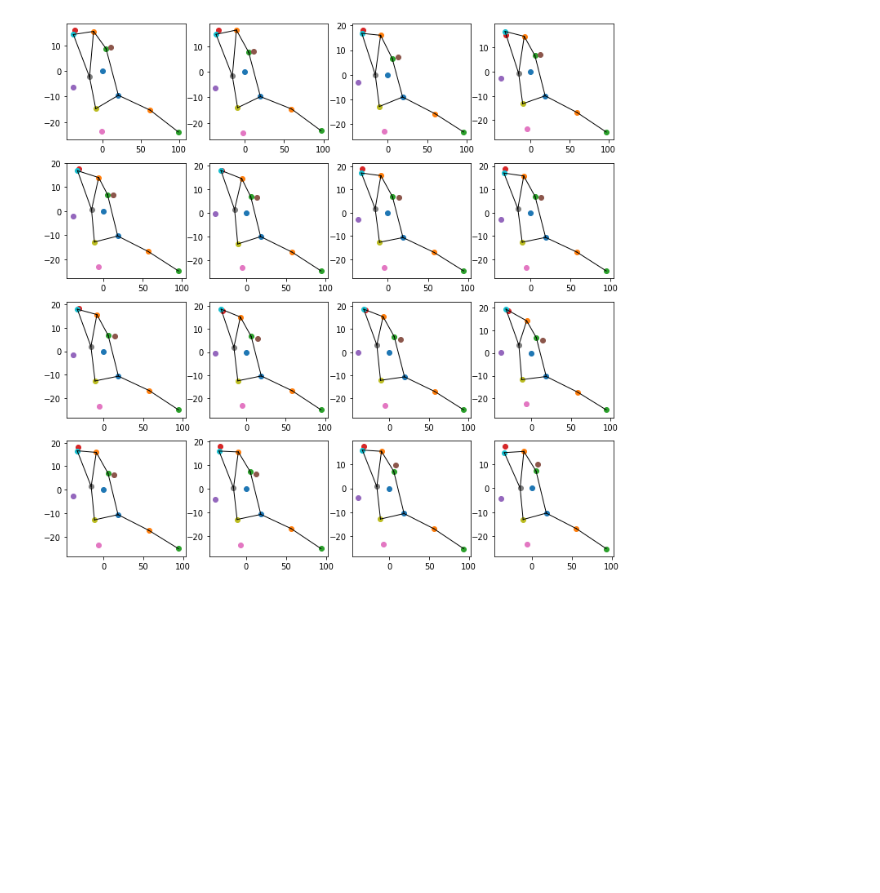
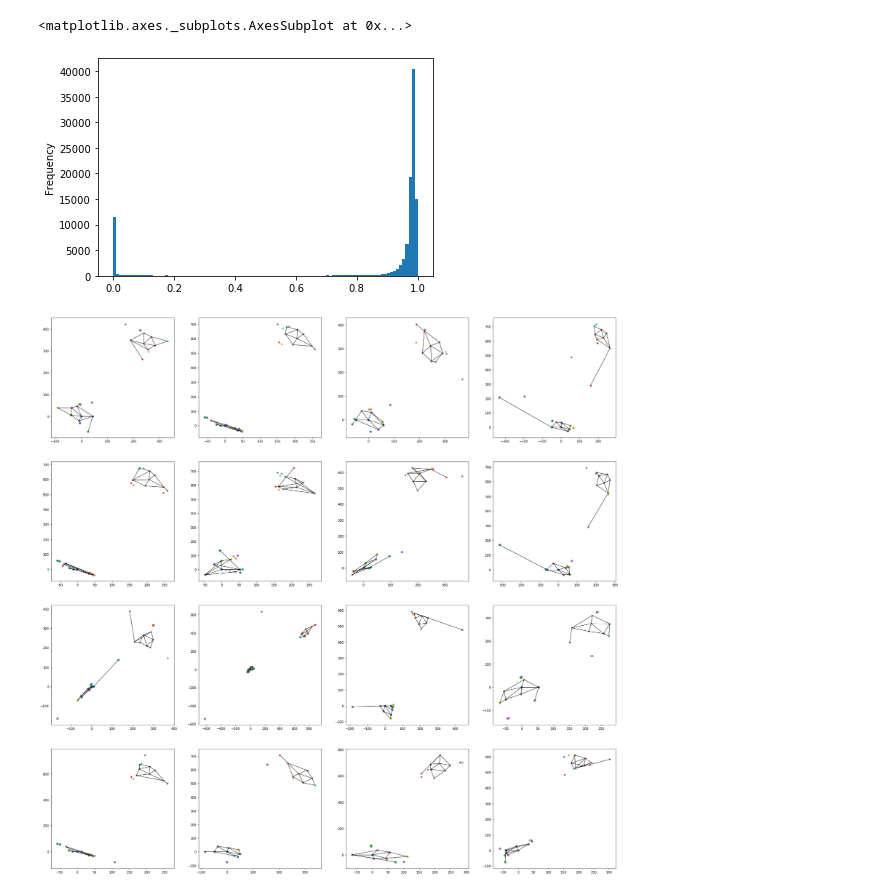
Before and after one commit to Gogolla-Lab/eMotion, a Jupyter notebook: unused_code/analysis_egocentric.ipynb, the cells around one changed output. Cells and saved outputs as stored; diff of their text form; code cells hidden in the pictures; blank space fills up the shorter version.

```diff
--- a/unused_code/analysis_egocentric.ipynb
+++ b/unused_code/analysis_egocentric.ipynb
@@ -45,0 +10,7 @@ FrozenList([['bodyparts', 'center', 'left_ear', 'left_side', 'paw_f_left', 'paw_
+# %%
+original_df = pd.read_hdf(r"J:\Alja Podgornik\Multimaze arena\Cohort 1_June 2020\all_videos\processed\chr8_day3DLC_resnet152_dlc_realApr6shuffle4_110000.h5")
+original_df.columns = original_df.columns.droplevel(0)
+main_df = pd.read_hdf(r"J:\Alja Podgornik\Multimaze arena\Cohort 1_June 2020\all_videos\processed\chr8_day3DLC_resnet152_dlc_realApr6shuffle4_110000.h5")
+main_df.columns = main_df.columns.droplevel(0)
+df = main_df
+df.head()
@@ -45,0 +35,10 @@ FrozenList([['bodyparts', 'center', 'left_ear', 'left_side', 'paw_f_left', 'paw_
+# %%
+# pd.options.mode.chained_assignment = None  # default='warn'
+
+center = df['center']
+
+for bodypart in df.columns.levels[0]:
+    for axis in df.columns.levels[1][1:]:
+        df.loc[:, (bodypart, axis)] = df.loc[:, (bodypart, axis)] - center.loc[:, axis]
+
+df
@@ -45,0 +60,26 @@ FrozenList([['bodyparts', 'center', 'left_ear', 'left_side', 'paw_f_left', 'paw_
+# %%
+rotated = pd.DataFrame(index=df.index, columns=df.columns)
+angles = np.arctan2(df[('tail_base', 'y')], df['tail_base', 'x'])
+
+for bodypart in tqdm(df.columns.levels[0]):
+    bp_df = df.loc[:, bodypart]
+    bp_x = bp_df['x']
+    bp_y = bp_df['y']
+    bp_likelihood = bp_df['likelihood']
+    cos = np.cos(angles)
+    sin = np.sin(angles)
+    for axis in bp_df.columns:
+        if axis == 'x':
+            rotated.loc[:, (bodypart, axis)] = (bp_x * cos) - (bp_y * sin)
+        elif axis == 'y':
+            rotated.loc[:, (bodypart, axis)] = (bp_x * sin) - (bp_y * cos)
+        elif axis == 'likelihood':
+            rotated.loc[:, (bodypart, axis)] = bp_likelihood
+
+rotated
+df = rotated
+# %%
+df['center']['likelihood'].plot.hist(bins=100)
+# %% [output]
+<matplotlib.axes._subplots.AxesSubplot at 0x...>
+[figure, added]
@@ -67,6 +122,2 @@ def plotter(to_plot, skeleton, indexes):
 
     plt.show()
-# %%
-plotter(to_plot=df, skeleton=skeleton, indexes=range(10000, 10016))
-# %% [output]
-[figure, removed]
@@ -74,0 +124,6 @@ subset = df.sample(n=1000)
+# %%
+# subset = high_tailbase_likelihood.sample(n=20000)
+# subset2 = subset.sample(n=16)
+plotter(to_plot=subset2, skeleton=skeleton, indexes=subset2.index, plot_original_df=True, original_df=original_df, limits=False)
+# %% [output]
+[figure, added]
```
Also changed, not shown: parts of 41 cells of this notebook, 3 other files.
